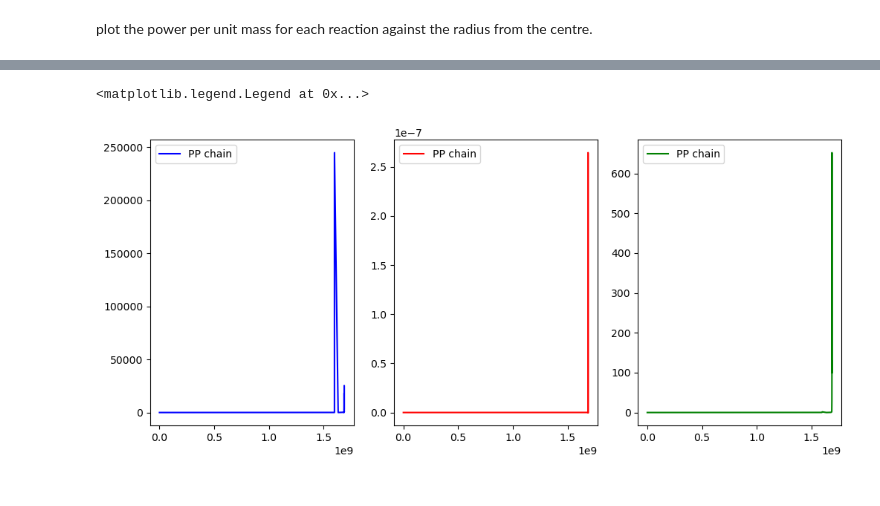
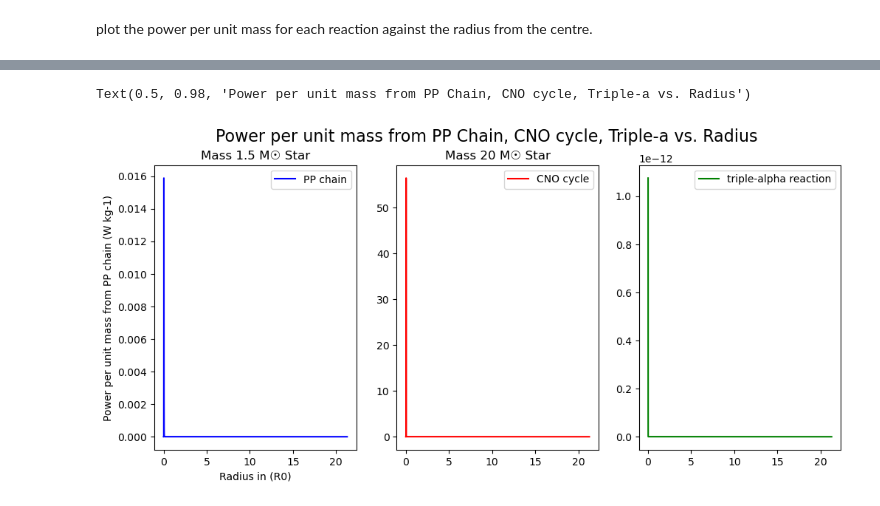
Before and after one commit to pathakis/Modelling-the-Lives-of-Stars, a Jupyter notebook: Task_3_3.ipynb, the cells around one changed output, grey strips where cells are left out. Saved outputs shown, nothing was run; the diff lists cells and outputs as text; code cells hidden in the pictures.

```diff
--- a/Task_3_3.ipynb
+++ b/Task_3_3.ipynb
@@ -154,4 +154,4 @@ col_names_extended = ['Lagrangian mass coordinate (M0)',
              'Oxygen mass fraction',
              'Electron degeneracy parameter']
 
-data_1_5_extended = pd.read_fwf('Data1_5/Data0_0001/summary_SI.txt', names=col_names_extended, index_col=0)
+data_1_5_extended = pd.read_fwf('Data1_5/Extended/structure_00374.txt', names=col_names_extended, index_col=0)
@@ -158,12 +171,18 @@ data_1_5_extended = pd.read_fwf('Data1_5/Data0_0001/summary_SI.txt', names=col_n
 # %%
 fig, ax = plt.subplots(1, 3, figsize=(12, 5))
 
+#'Power per unit mass from PP chain (W kg-1)'
 ax[0].plot(data_1_5_extended['Radius coordinate (R0)'], data_1_5_extended['Power per unit mass from PP chain (W kg-1)'], linestyle='-', c='b', label='PP chain')
-ax[1].plot(data_1_5_extended['Radius coordinate (R0)'], data_1_5_extended['Power per unit mass from CNO cycle (W kg-1)'], linestyle='-', c='r', label='PP chain')
-ax[2].plot(data_1_5_extended['Radius coordinate (R0)'], data_1_5_extended['Power per unit mass from triple-alpha reaction (W kg-1)'], linestyle='-', c='g', label='PP chain')
+ax[1].plot(data_1_5_extended['Radius coordinate (R0)'], data_1_5_extended['Power per unit mass from CNO cycle (W kg-1)'], linestyle='-', c='r', label='CNO cycle')
+ax[2].plot(data_1_5_extended['Radius coordinate (R0)'], data_1_5_extended['Power per unit mass from triple-alpha reaction (W kg-1)'], linestyle='-', c='g', label='triple-alpha reaction')
 ax[0].legend()
 ax[1].legend()
 ax[2].legend()
+ax[0].set_xlabel('Radius in (R0)')
+ax[0].set_ylabel('Power per unit mass from PP chain (W kg-1)')
+ax[0].set_title('Mass 1.5 M☉ Star')
+ax[1].set_title('Mass 20 M☉ Star')
+fig.suptitle('Power per unit mass from PP Chain, CNO cycle, Triple-a vs. Radius', fontsize=16)
 # %% [output]
-<matplotlib.legend.Legend at 0x...>
+Text(0.5, 0.98, 'Power per unit mass from PP Chain, CNO cycle, Triple-a vs. Radius')
-[figure, old version]
+[figure, new version]
```
Also changed, not shown: parts of 6 cells of this notebook.
